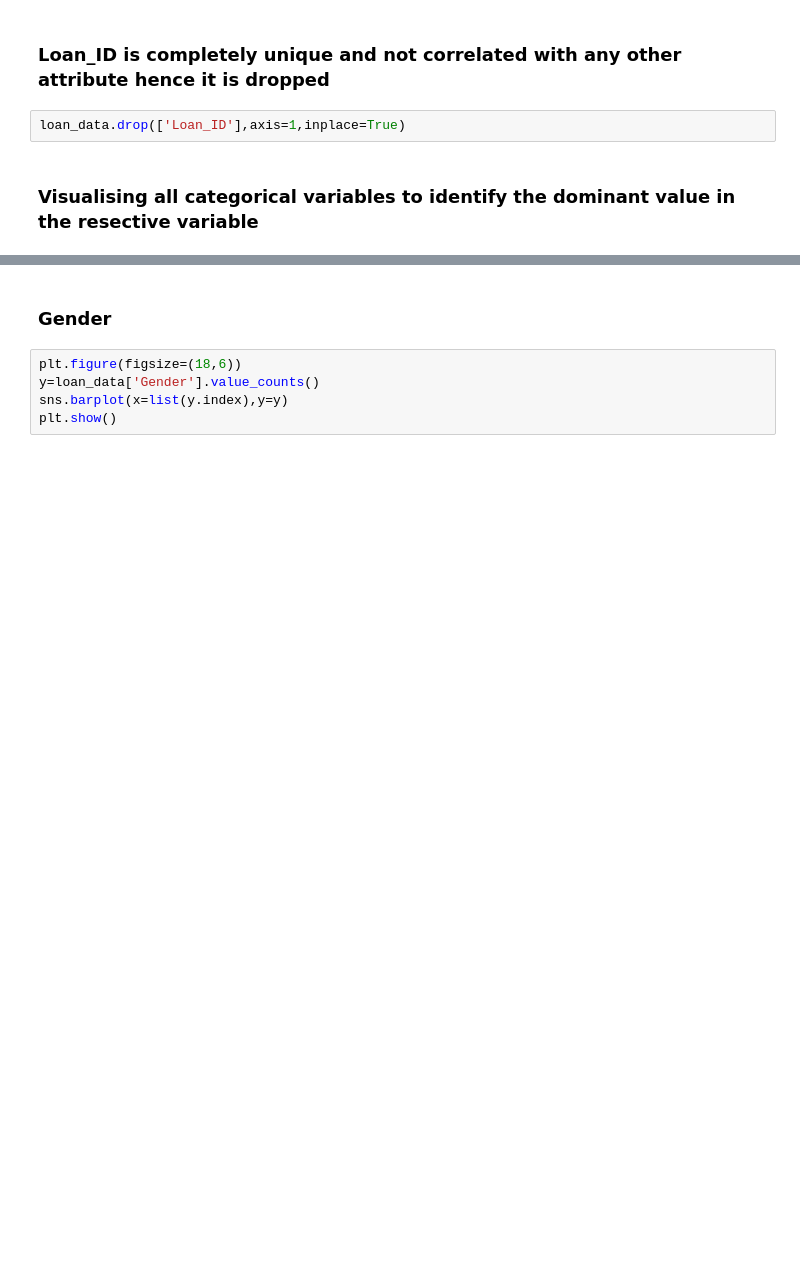
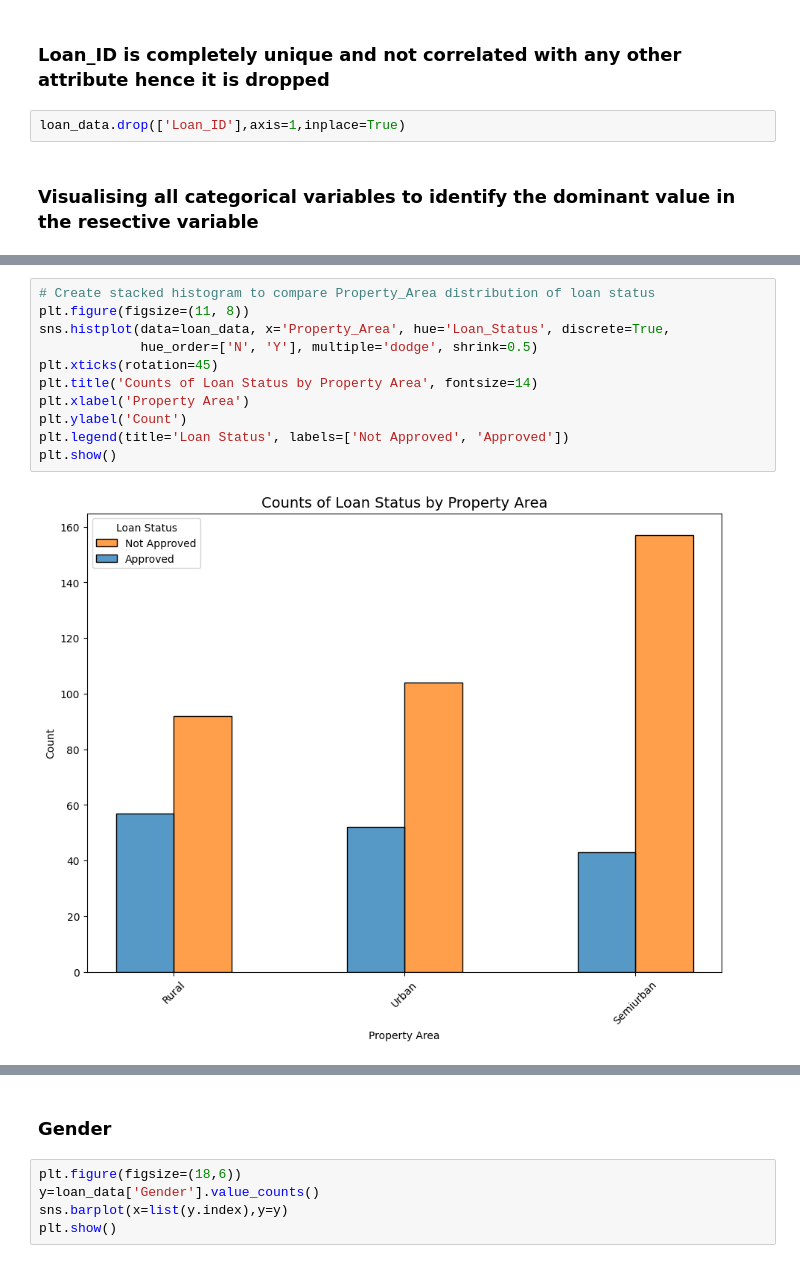
Before and after one commit to Nihaal1903/Loan-Prediction, a Jupyter notebook: Loan Analysis and Prediction.ipynb, the cells around one changed output, grey strips where cells are left out. Cells and saved outputs as stored; diff of their text form; blank space fills up the shorter version.

```diff
--- a/Loan Analysis and Prediction.ipynb
+++ b/Loan Analysis and Prediction.ipynb
@@ -155,0 +247,13 @@ loan_data.drop(['Loan_ID'],axis=1,inplace=True)
+# %%
+# Create stacked histogram to compare Property_Area distribution of loan status
+plt.figure(figsize=(11, 8))
+sns.histplot(data=loan_data, x='Property_Area', hue='Loan_Status', discrete=True,
+             hue_order=['N', 'Y'], multiple='dodge', shrink=0.5)
+plt.xticks(rotation=45)
+plt.title('Counts of Loan Status by Property Area', fontsize=14)
+plt.xlabel('Property Area')
+plt.ylabel('Count')
+plt.legend(title='Loan Status', labels=['Not Approved', 'Approved'])
+plt.show()
+# %% [output]
+[figure, added]
```
Also changed, not shown: parts of 41 cells of this notebook.
